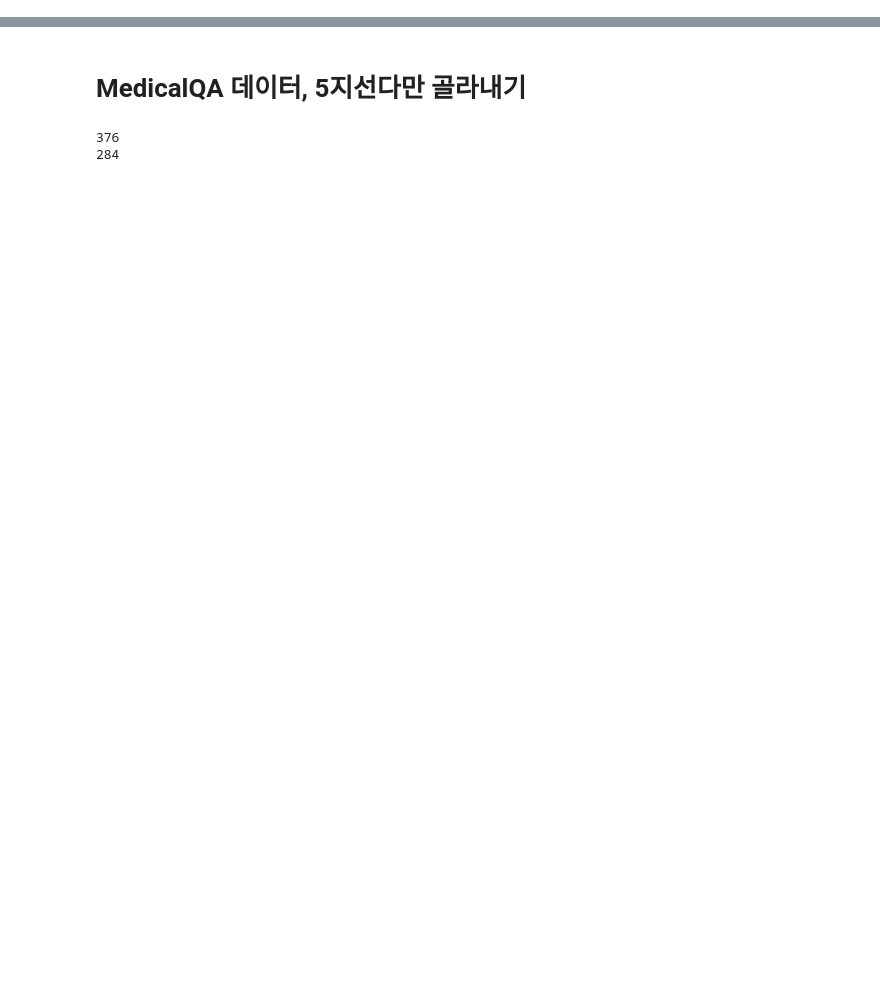
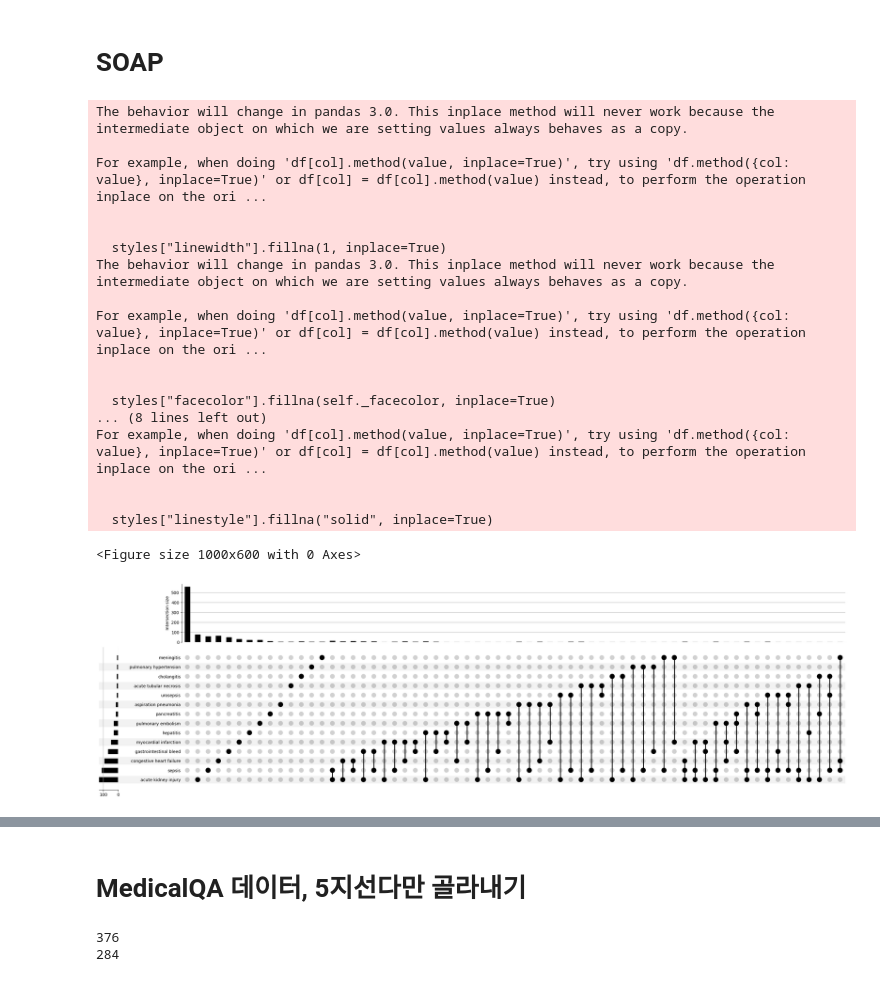
Before and after one commit to CYang-CCI-Lab/MultiAgent_SOAP, a Jupyter notebook: create_subdata.ipynb, the cells around one changed output, grey strips where cells are left out. Drawn from its saved outputs; the diff is of its cells as text; code cells hidden in the pictures; blank space fills up the shorter version.

```diff
--- a/create_subdata.ipynb
+++ b/create_subdata.ipynb
@@ -18,4 +18,64 @@ for i, row in df.iterrows():
     """
     data = {"Question": question_text, "Answer": ground_truth, "Filename": filename}
     data_lst.append(data)
+# %% [markdown]
+# SOAP
+# %%
+import pandas as pd
+import matplotlib.pyplot as plt
+from upsetplot import from_indicators, plot
+# To track how many instances of each condition are present in the dataset
+# and to visualize the overlap between conditions, we can use UpSet plots.
+prob_dict = {
+    'myocardial infarction': mi,
+    'congestive heart failure': chf,
+    'pulmonary embolism': pulmonary_embolism,
+    'pulmonary hypertension': pulmonary_hypertension,
+    'sepsis': sepsis,
+    'urosepsis': urosepsis,
+    'meningitis': meningitis,
+    'acute kidney injury': aki,
+    'acute tubular necrosis': atn,
+    'pancreatitis': pancreatitis,
+    'gastrointestinal bleed': gi_bleed,
+    'hepatitis': hepatitis,
+    'cholangitis': cholangitis,
+    'aspiration pneumonia': asp_pneumonia
+}
+for name, lst in prob_dict.items():
+    # df[name] = df['combined_summary'].str.contains('|'.join(lst), regex=True, na=False)
+    lst = [term.lower() for term in lst]
+    pattern = '|'.join(lst)
+    con = (df['combined_summary'].str.contains(pattern, na=False, regex=True) &
+        ~df['Subjective'].str.contains(pattern, na=False, regex=True) &
+        ~df['Objective'].str.contains(pattern, na=False, regex=True))
+    df[name] = con
+
+# UpSet Plot을 위한 데이터셋 생성
+binary_df = df[list(prob_dict.keys())]
+upset_data = from_indicators(binary_df.columns.tolist(), binary_df)
+
+plt.figure(figsize=(10, 6))
+plot(upset_data)
+plt.show()
+# %% [output]
+The behavior will change in pandas 3.0. This inplace method will never work because the intermediate object on which we are setting values always behaves as a copy.
+
+For example, when doing 'df[col].method(value, inplace=True)', try using 'df.method({col: value}, inplace=True)' or df[col] = df[col].method(value) instead, to perform the operation inplace on the ori ...
+
+
+  styles["linewidth"].fillna(1, inplace=True)
+The behavior will change in pandas 3.0. This inplace method will never work because the intermediate object on which we are setting values always behaves as a copy.
+
+For example, when doing 'df[col].method(value, inplace=True)', try using 'df.method({col: value}, inplace=True)' or df[col] = df[col].method(value) instead, to perform the operation inplace on the ori ...
+
+
+  styles["facecolor"].fillna(self._facecolor, inplace=True)
+... (8 lines left out)
+For example, when doing 'df[col].method(value, inplace=True)', try using 'df.method({col: value}, inplace=True)' or df[col] = df[col].method(value) instead, to perform the operation inplace on the ori ...
+
+
+  styles["linestyle"].fillna("solid", inplace=True)
+<Figure size 1000x600 with 0 Axes>
+[figure, added]
 # %%
```
Also changed, not shown: parts of 11 cells of this notebook, 7 other files.
